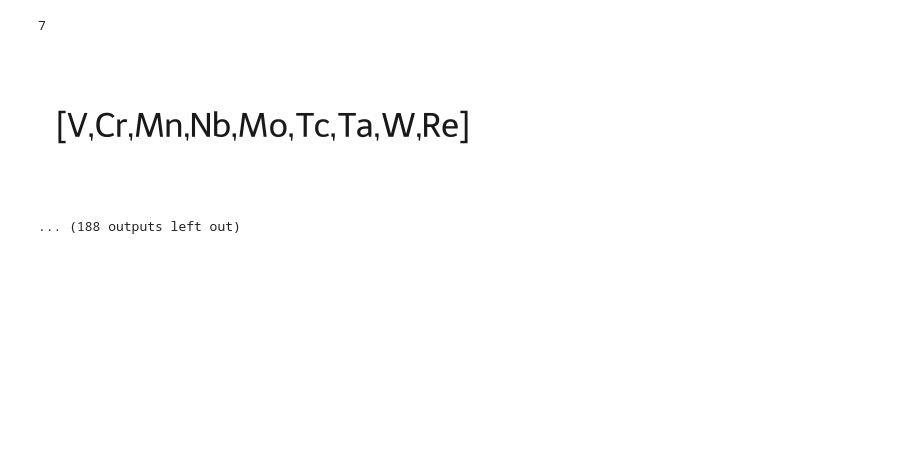
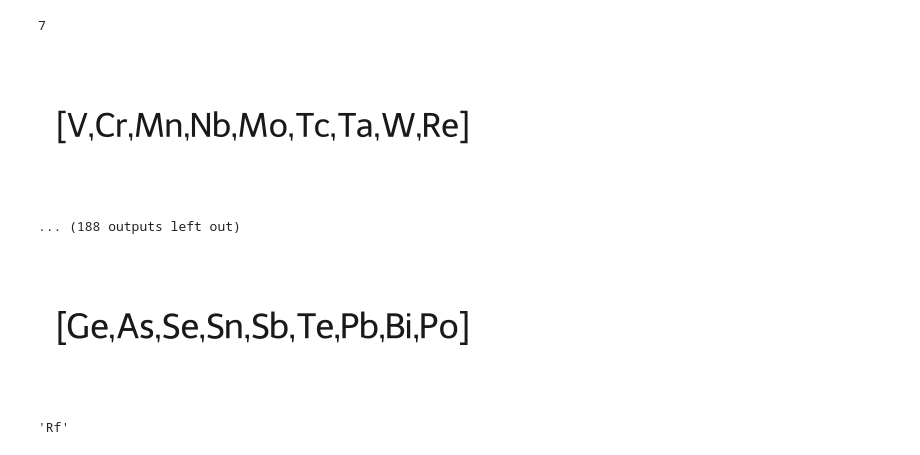
Before and after one commit to kamilkrukowski/BDL152BayesianSpectra, a Jupyter notebook: preprocess.ipynb, the cells around one changed output. Drawn from its saved outputs; the diff is of its cells as text; code cells hidden in the pictures; blank space fills up the shorter version.

```diff
--- a/preprocess.ipynb
+++ b/preprocess.ipynb
@@ -434,3 +225,11 @@ for i, m in mols:
 7
 [figure]
 ... (188 outputs left out)
+# %%
+display(mols[1][1])
+# %% [output]
+[figure, added]
+# %%
+list(mols[0][1].GetAtoms())[0].GetSymbol()
+# %% [output]
+'Rf'
```
Also changed, not shown: parts of 7 cells of this notebook, 2 other files.
